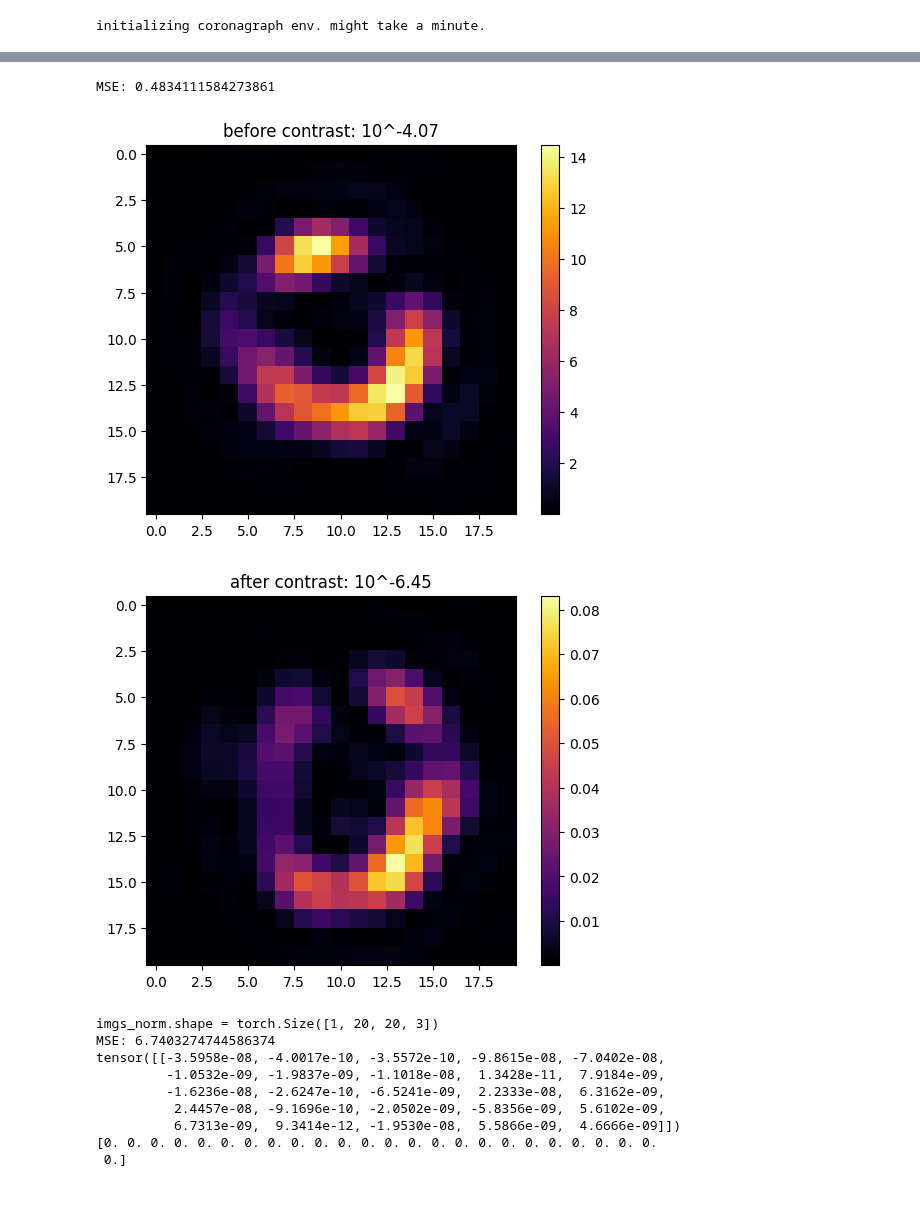
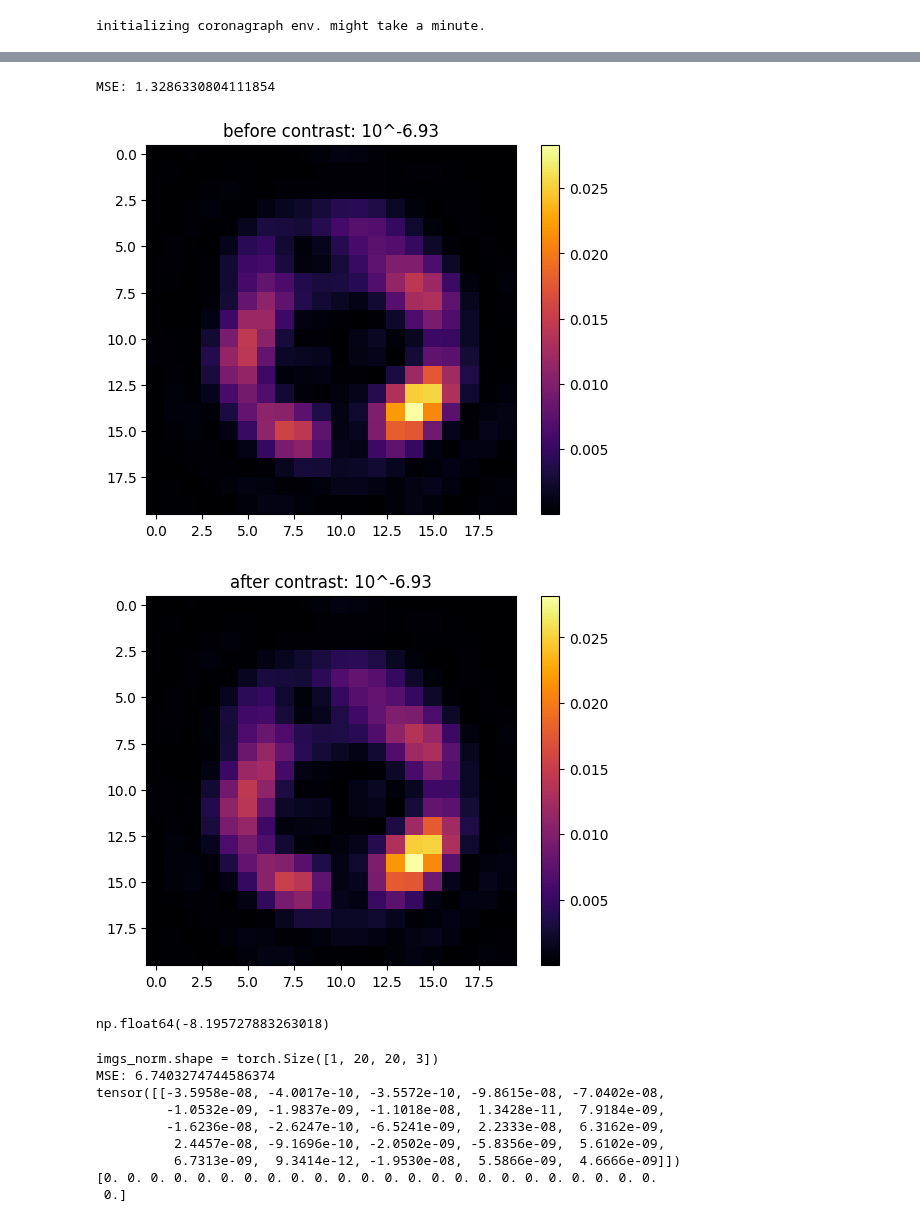
Before and after one commit to AlexeiKorolev/NASA-RL-Wavefront-Control, a Jupyter notebook: RL/visualize.ipynb, the cells around one changed output, grey strips where cells are left out. Saved outputs shown, nothing was run; the diff lists cells and outputs as text; code cells hidden in the pictures.

```diff
--- a/RL/visualize.ipynb
+++ b/RL/visualize.ipynb
@@ -157,7 +162,7 @@ initializing coronagraph env. might take a minute.
 import pickle
 from pathlib import Path
 
-dataset_path = Path(r'data\dataset_test.pkl')
+dataset_path = Path(r'data\dataset100K25M.pkl')
 if not dataset_path.exists():
     raise FileNotFoundError(f"{dataset_path} not found")
 
@@ -315,10 +339,9 @@ y_std = metrics_data['y_norm']['std']
 for _ in range(N):
         # env.deformable_mirror.flatten()
         # env.noise_gen_mirror.flatten()
-        env.set_random_dm(noise=dm_random_noise)
+        # env.set_random_dm(noise=dm_random_noise)
         env.set_nudge_vectors(vectors=[nudge_vec])
         original = env.deformable_mirror.actuators.copy()
-
 
         original_contrast = env.get_contrast(delta_t=1e15)
 
@@ -330,46 +353,52 @@ for _ in range(N):
         # env.deformable_mirror.actuators = original + nudge_vec
         # img2 = torch.asarray(env.get_camera_image(delta_t=delta_t, noise_enabled=False), dtype=torch.float)
 
         # env.deformable_mirror.flatten()
         # env.deformable_mirror.actuators = original - nudge_vec
         # img3 = torch.asarray(env.get_camera_image(delta_t=delta_t, noise_enabled=False), dtype=torch.float)
 
         with torch.no_grad():
             # imgs = np.array([img1, img2, img3])
             imgs = torch.asarray(imgs).unsqueeze(0)
 
             imgs_norm, _ = x_norm_func(imgs, **params)
             imgs_norm = np.transpose(imgs_norm, (0, 2, 3, 1))
             # print(f"imgs_norm.shape = {imgs_norm.shape}")
             y_pred = model(imgs_norm)
 
             print(f"MSE: {np.linalg.norm(y_pred - (original - y_mean) / y_std)}")
 
             y_pred *= y_std
             y_pred -= y_mean
 
             # print(y_pred)
             # print(original)
 
 
         env.deformable_mirror.flatten()
-        env.deformable_mirror.actuators = original - np.array(y_pred[0])
+        env.deformable_mirror.actuators = original - 0.05 * np.array(y_pred[0])
         new_contrast = env.get_contrast(delta_t=1e15)
 
-        img4 = torch.asarray(env.get_camera_image(delta_t=delta_t, noise_enabled=False), dtype=torch.float)
-        plt.imshow(img1, cmap='inferno')
-        plt.title(f"before contrast: 10^{np.log10(original_contrast):.02f}")
-        plt.colorbar()
-        plt.show()
+img4 = torch.asarray(env.get_camera_image(delta_t=delta_t, noise_enabled=False), dtype=torch.float)
+plt.imshow(imgs[0][0], cmap='inferno')
+plt.title(f"before contrast: 10^{np.log10(original_contrast):.02f}")
+plt.colorbar()
+plt.show()
 
-        plt.imshow(img4, cmap='inferno')
-        plt.title(f"after contrast: 10^{np.log10(new_contrast):.02f}")
-        plt.colorbar()
-        plt.show()
+plt.imshow(img4, cmap='inferno')
+plt.title(f"after contrast: 10^{np.log10(new_contrast):.02f}")
+plt.colorbar()
+plt.show()
 # %% [output]
-MSE: 0.4834111584273861
+MSE: 1.3286330804111854
-[figure, old version]
+[figure, new version]
-[figure, old version]
+[figure, new version]
+# %%
+env.deformable_mirror.flatten()
+env.noise_gen_mirror.flatten()
+np.log10(env.get_contrast(delta_t=1e15))
+# %% [output]
+np.float64(-8.195727883263018)
 # %%
 from train_job import NORMALIZERS
 
```
Also changed, not shown: parts of 5 cells of this notebook, 3 other files.
